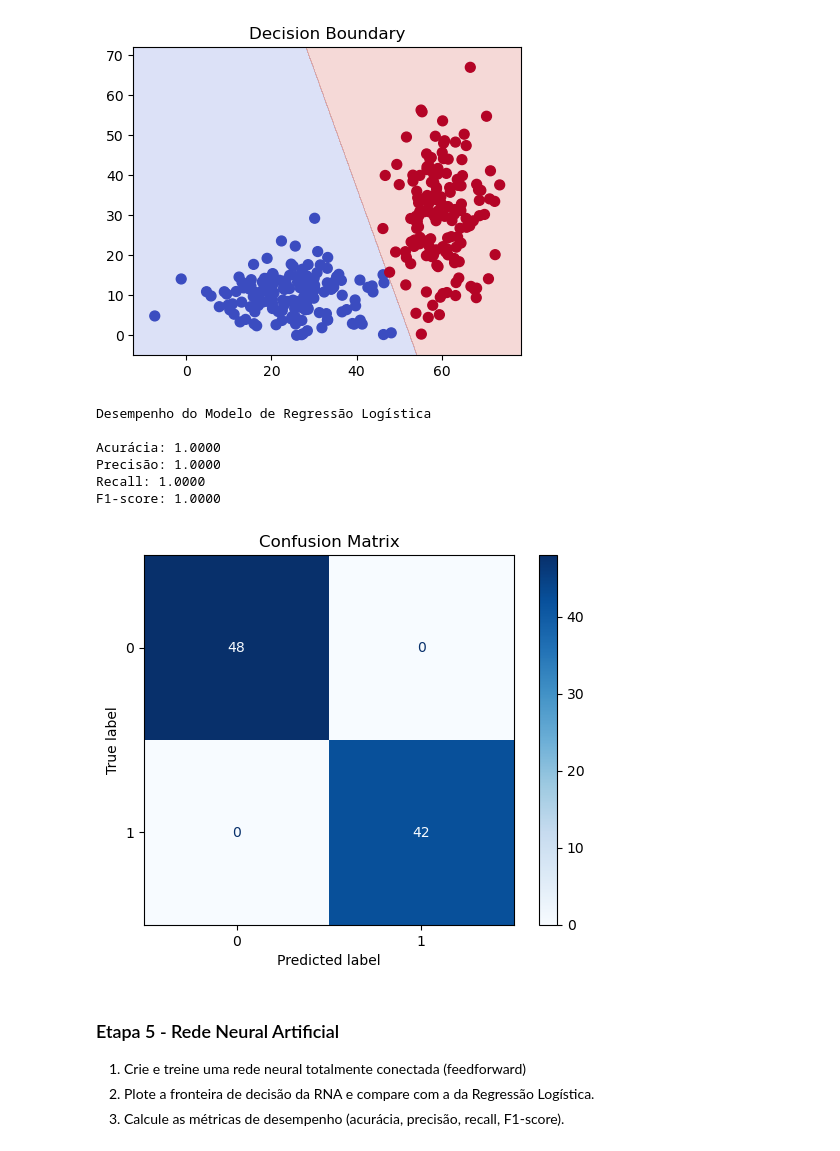
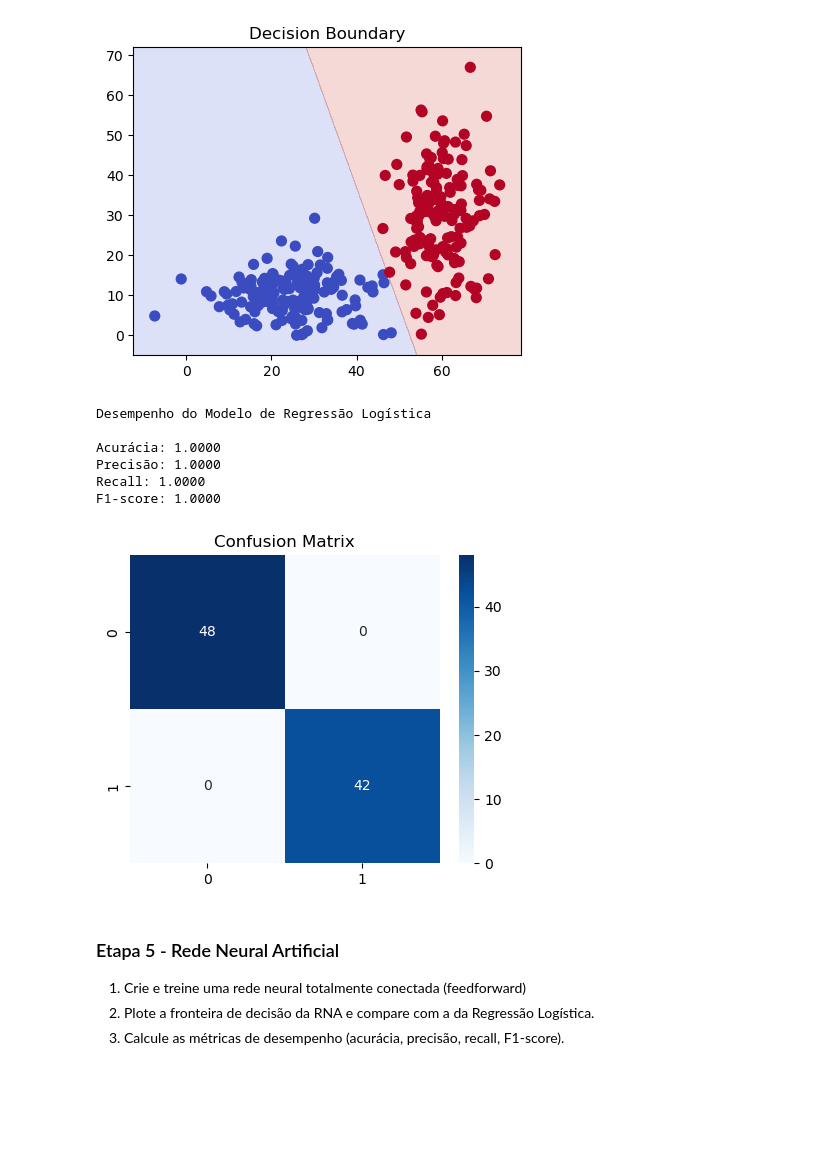
Before and after one commit to thiagoneye/master-machine_learning, a Jupyter notebook: notebooks/exercise_list.ipynb, the cells around one changed output. Drawn from its saved outputs; the diff is of its cells as text; code cells hidden in the pictures; blank space fills up the shorter version.

```diff
--- a/notebooks/exercise_list.ipynb
+++ b/notebooks/exercise_list.ipynb
@@ -236,27 +247,32 @@ plt.title("Decision Boundary");
 # %%
 # Métricas de Avaliação
 
 accuracy = accuracy_score(y_test, y_pred)
 precision = precision_score(y_test, y_pred)
 recall = recall_score(y_test, y_pred)
 f1 = f1_score(y_test, y_pred)
 
 print("Desempenho do Modelo de Regressão Logística")
 print(f"\nAcurácia: {accuracy:.4f}")
 print(f"Precisão: {precision:.4f}")
 print(f"Recall: {recall:.4f}")
 print(f"F1-score: {f1:.4f}")
 
-ConfusionMatrixDisplay.from_estimator(logistic_model, X_test, y_test, cmap="Blues")
+# Plot da Matriz de Confusão
+
+cm = confusion_matrix(y_test, y_pred)
+
+plt.figure(figsize=(5, 4))
+sns.heatmap(cm, fmt="d", annot=True, cmap="Blues")
 plt.title("Confusion Matrix");
 # %% [output]
 Desempenho do Modelo de Regressão Logística
 
 Acurácia: 1.0000
 Precisão: 1.0000
 Recall: 1.0000
 F1-score: 1.0000
-[figure, old version]
+[figure, new version]
 # %% [markdown]
 ### Etapa 5 - Rede Neural Artificial
 
```
Also changed, not shown: parts of 17 cells of this notebook.
